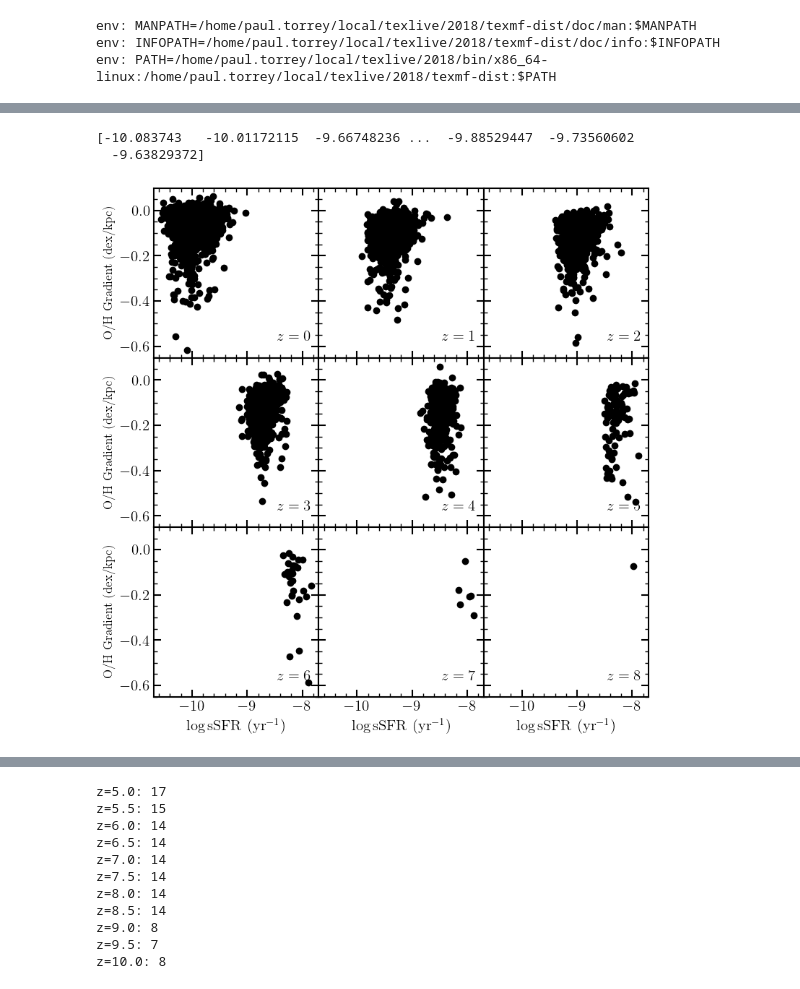
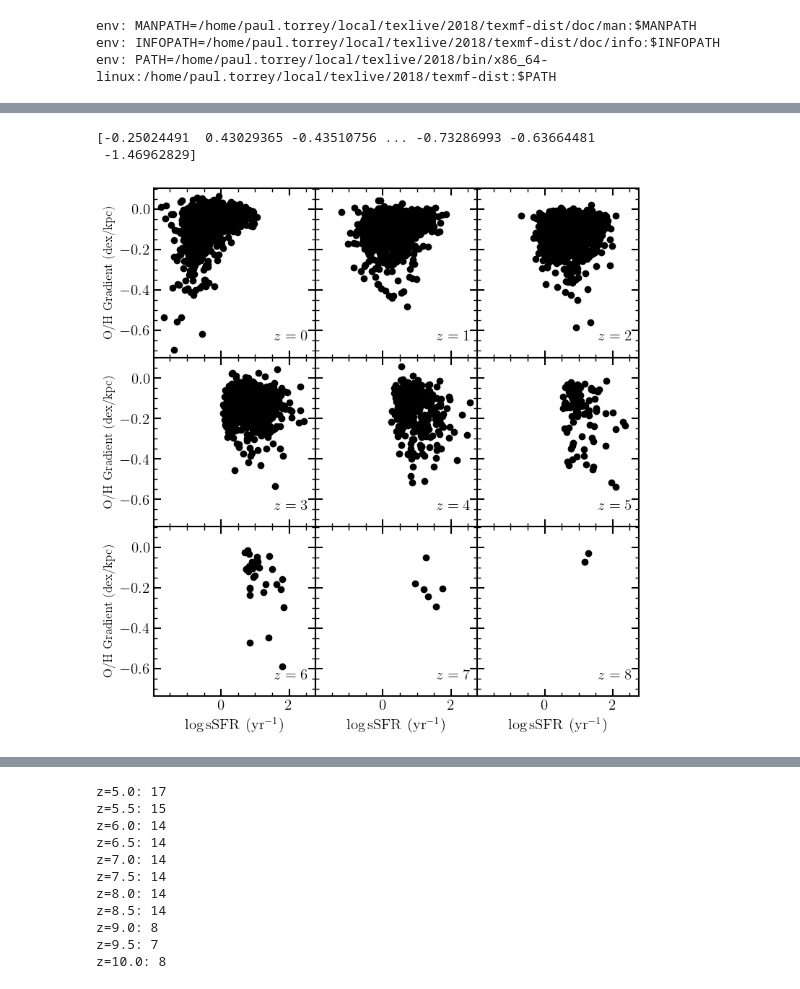
Before and after one commit to AlexGarcia623/High_Z_Gradients, a Jupyter notebook: Gradient_Summary.ipynb, the cells around one changed output, grey strips where cells are left out. Cells and saved outputs as stored; diff of their text form; code cells hidden in the pictures.

```diff
--- a/Gradient_Summary.ipynb
+++ b/Gradient_Summary.ipynb
@@ -47,11 +47,7 @@ all_SFRs = []
 all_RSHM = []
 all_RSFR = []
 
-####### CHANGE THESE TO NEW FILES WHEN THEY ARE DONE ########
-with h5py.File('TNG_Gradients_old.hdf5','r') as f:
-####### CHANGE THESE TO NEW FILES WHEN THEY ARE DONE ########
-####### CHANGE THESE TO NEW FILES WHEN THEY ARE DONE ########
-####### CHANGE THESE TO NEW FILES WHEN THEY ARE DONE ########
+with h5py.File('TNG_Gradients.hdf5','r') as f:
 
     for z in np.arange(0,9):
         this_redshift = f['z=%s'%z]
@@ -423,39 +415,40 @@ axs = axs.flatten()
 for z in np.arange(0,9):
 
     this_gradient = np.array(all_grad[z])
-    this_SFR      = np.log10(np.array(all_SFRs[z]) / 10**np.array(all_mass[z]))
+    this_SFR      = np.log10(np.array(all_SFRs[z]))
+    # this_SFR      = np.log10(np.array(all_SFRs[z]) / 10**np.array(all_mass[z]))
 
     if (z==0):
         print(this_SFR)
 
     ax = axs[z]
 
     mask = ~np.isnan(this_gradient)
 
 
     this_gradient = this_gradient[mask]
     this_SFR      = this_SFR     [mask]
 
     # if sum(mask) > 100:
     #     ax.hist2d( this_SFR, this_gradient, bins=(50,50), norm=LogNorm(), cmap=plt.cm.Greys )
     # else:
     ax.scatter( this_SFR, this_gradient, color='k' )
 
     ax.text( 0.85, 0.1, r'$z=%s$' %z, transform=ax.transAxes, ha='center' )
 
 for ax in axs_full[2,:]:
     ax.set_xlabel(r'$\log {\rm sSFR}~({\rm yr}^{-1})$')
 for ax in axs_full[:,0]:
     ax.set_ylabel(r'${\rm O/H~Gradient~(dex/kpc)}$',fontsize=12.5)
 
 plt.tight_layout()
 plt.subplots_adjust(wspace=0.0, hspace=0.0)
 plt.savefig( save_dir+'TNG_Grad_vs_SFR.pdf', bbox_inches='tight' )
 plt.show()
 # %% [output]
-[-10.083743   -10.01172115  -9.66748236 ...  -9.88529447  -9.73560602
-  -9.63829372]
+[-0.25024491  0.43029365 -0.43510756 ... -0.73286993 -0.63664481
+ -1.46962829]
-[figure, old version]
+[figure, new version]
 # %%
 def min_max(arr):
 
```
Also changed, not shown: parts of 16 cells of this notebook, 6 other files.
